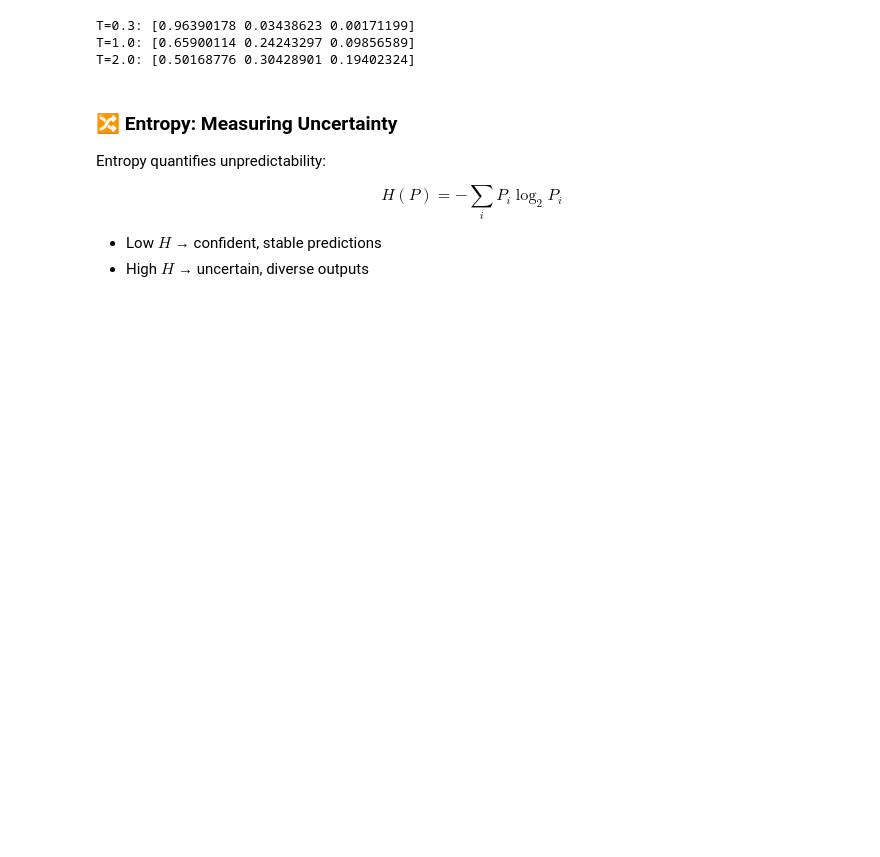
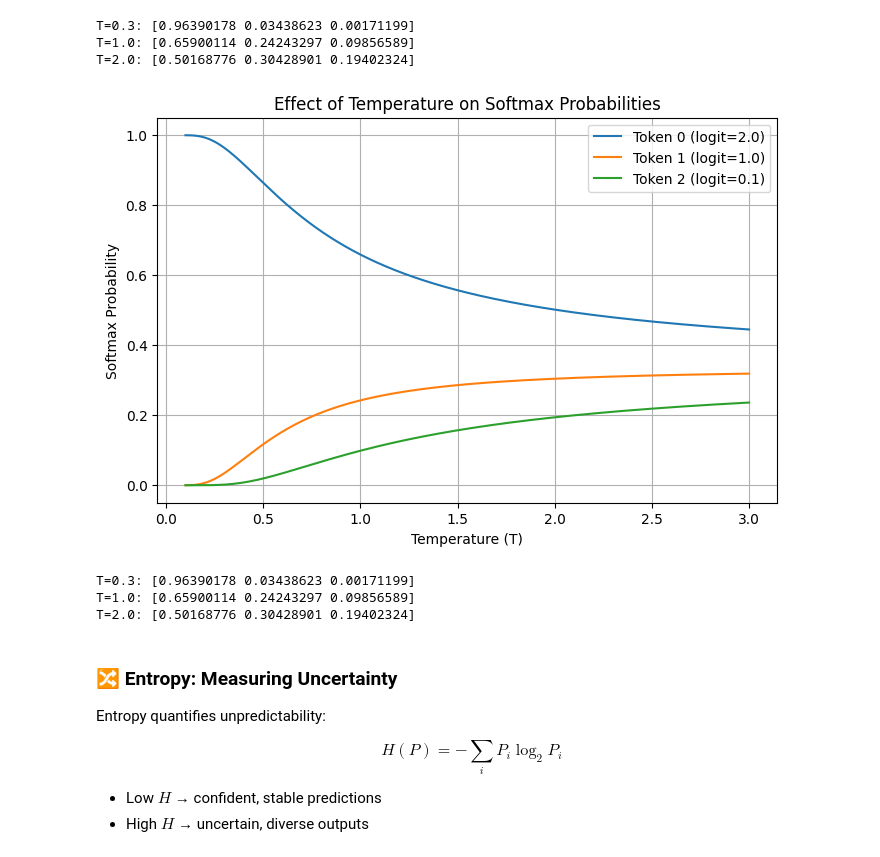
Before and after one commit to tulane-intro-ai-engineering/main, a Jupyter notebook: lectures/probability_lecture.ipynb, the cells around one changed output. Cells and saved outputs as stored; diff of their text form; code cells hidden in the pictures; blank space fills up the shorter version.

```diff
--- a/lectures/probability_lecture.ipynb
+++ b/lectures/probability_lecture.ipynb
@@ -209,6 +215,31 @@ for T in [0.3, 1.0, 2.0]:
 T=0.3: [0.96390178 0.03438623 0.00171199]
 T=1.0: [0.65900114 0.24243297 0.09856589]
 T=2.0: [0.50168776 0.30428901 0.19402324]
+# %%
+# @title Plot Probabilities vs Temperature
+import matplotlib.pyplot as plt
+
+temperatures = np.linspace(0.1, 3.0, 300)
+probs = np.array([softmax_temp(logits, T) for T in temperatures])  # shape: (len(T), vocab=3)
+
+plt.figure(figsize=(8, 5))
+for i in range(probs.shape[1]):
+    plt.plot(temperatures, probs[:, i], label=f"Token {i} (logit={logits[i]})")
+plt.xlabel("Temperature (T)")
+plt.ylabel("Softmax Probability")
+plt.title("Effect of Temperature on Softmax Probabilities")
+plt.grid(True)
+plt.legend()
+plt.show()
+
+# Print your original examples
+for T in [0.3, 1.0, 2.0]:
+    print(f"T={T}: {softmax_temp(logits, T)}")
+# %% [output]
+[figure, added]
+T=0.3: [0.96390178 0.03438623 0.00171199]
+T=1.0: [0.65900114 0.24243297 0.09856589]
+T=2.0: [0.50168776 0.30428901 0.19402324]
 # %% [markdown]
 
 ### 🔀 Entropy: Measuring Uncertainty
```
Also changed, not shown: parts of 7 cells of this notebook, 2 other files.
